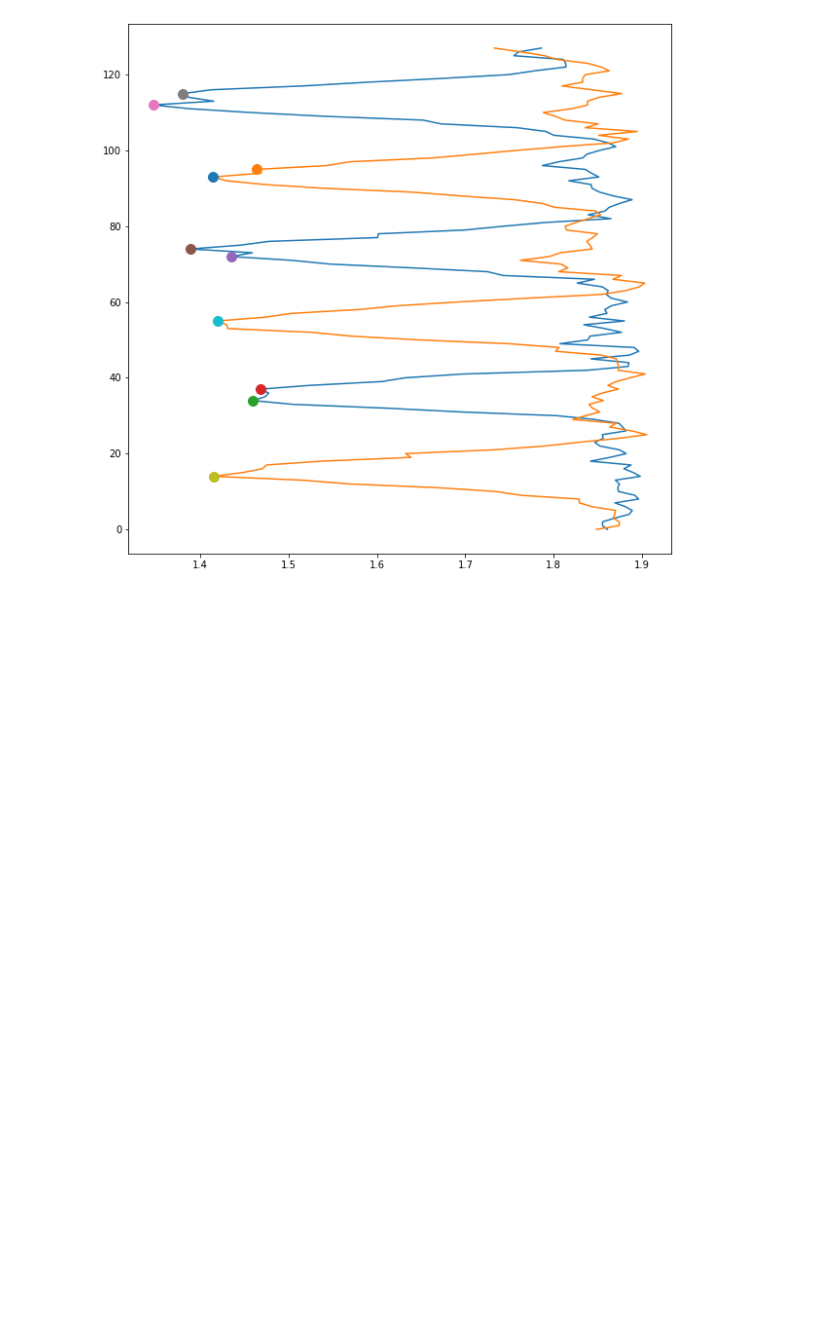
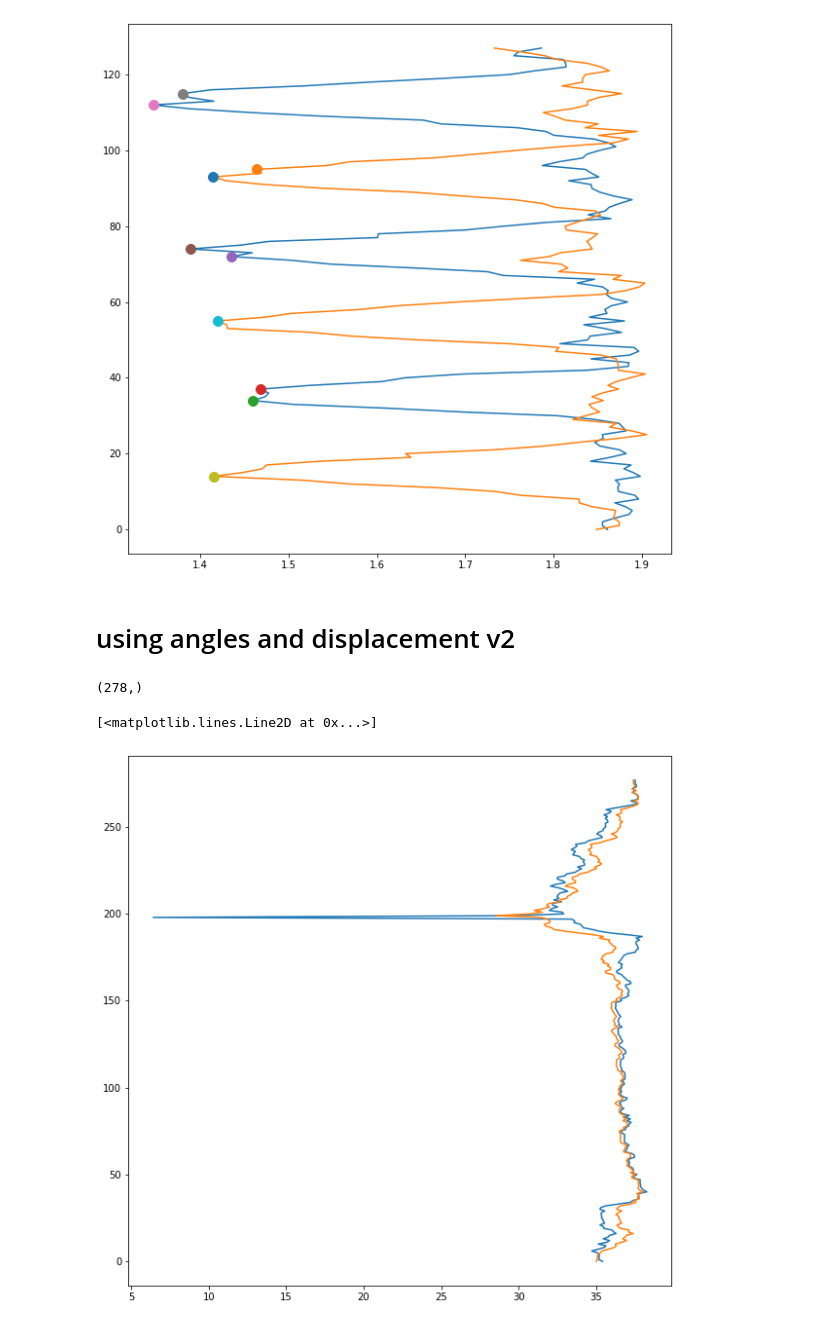
Before and after one commit to batking24/OpenPose-for-2D-Gait-Analysis, a Jupyter notebook: openpose/codes_gpt/angel_test_single_gait.ipynb, the cells around one changed output. Cells and saved outputs as stored; diff of their text form; code cells hidden in the pictures; blank space fills up the shorter version.

```diff
--- a/openpose/codes/angel_test_single_gait_outputcopy.ipynb
+++ b/openpose/codes_gpt/angel_test_single_gait.ipynb
@@ -498,0 +677,2 @@ heel strike: right leg touches ground[260]  start of second cluster for heel lef
+# %%
+y_=np.arange(278)
@@ -720,3 +1006,60 @@ for ind in index2:
  1.76312312 1.73292556]
 [ 34  37  72  74 112 115]
 [figure]
+# %% [markdown]
+# using angles and displacement v2
+# %%
+import numpy as np
+from sklearn.preprocessing import normalize
+
+a1 = ankle_angle_list_left
+a2= body_part_y[20] # for toe
+a3=body_part_y[21] # for heel
+# a4=body_part_y[21] #right
+# print(angle_list_left)
+norm1 = a1 / np.linalg.norm(a1) *100
+norm2 = a2 / np.linalg.norm(a2) *500
+norm3 = a3/ np.linalg.norm(a3) *500
+# norm4 = a4/ np.linalg.norm(a4) *10
+# %%
+print(np.shape(norm2))
+# %% [output]
+(278,)
+# %%
+import matplotlib.pyplot as plt
+import numpy as np
+import peakutils
+
+
+
+# taking summation in displacement
+x1=np.add(norm1,norm2)
+x2=np.add(norm1,norm3)
+# x1=norm1
+# x2=norm2
+# print(x1)
+# print(x2)
+y=y_  # Y-axis points
+# f = plt.figure()
+# f.set_figwidth(10)
+# f.set_figheight(10)
+negx1 = [ -x for x in x1]
+index1 = peakutils.indexes(negx1,thres=0.7,min_dist=1)
+negx2 = [ -x for x in x2]
+index2 = peakutils.indexes(negx2,thres=0.7,min_dist=1)
+# print(index1)
+plt.figure(figsize=(10,10))
+plt.plot(x1, y, label = "line 1") # yellow is for heel
+plt.plot(x2, y, label = "line 2")  # blue is for toe
+# frames_left_leg_disp=[]
+# frames_right_leg_disp=[]
+# for ind in index1:
+#     plt.plot(x1[ind],y[ind], marker="o", ls="", ms=10 )
+#     frames_left_leg_disp.append(y[ind])
+
+# for ind in index2:
+#     plt.plot(x2[ind],y[ind], marker="o", ls="", ms=10 )
+#     frames_right_leg_disp.append(y[ind])
+# %% [output]
+[<matplotlib.lines.Line2D at 0x...>]
+[figure, added]
```
Also changed, not shown: parts of 43 cells of this notebook, 5 other files.
